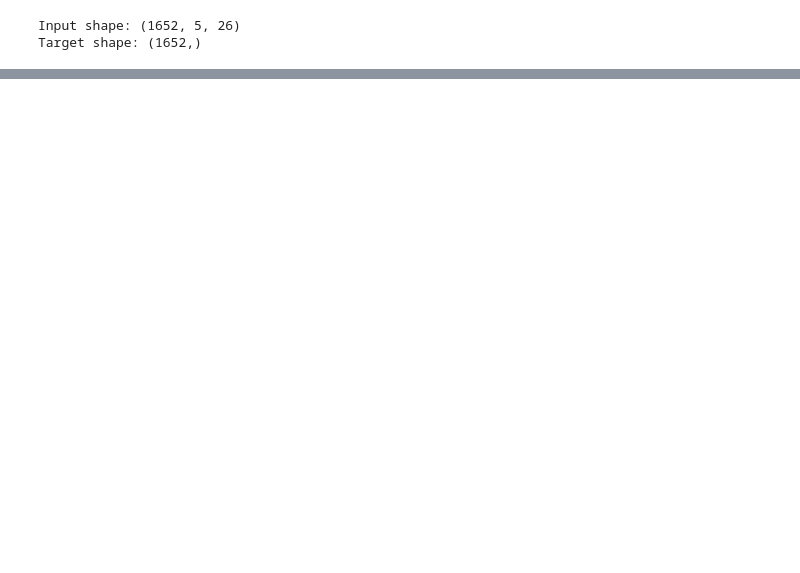
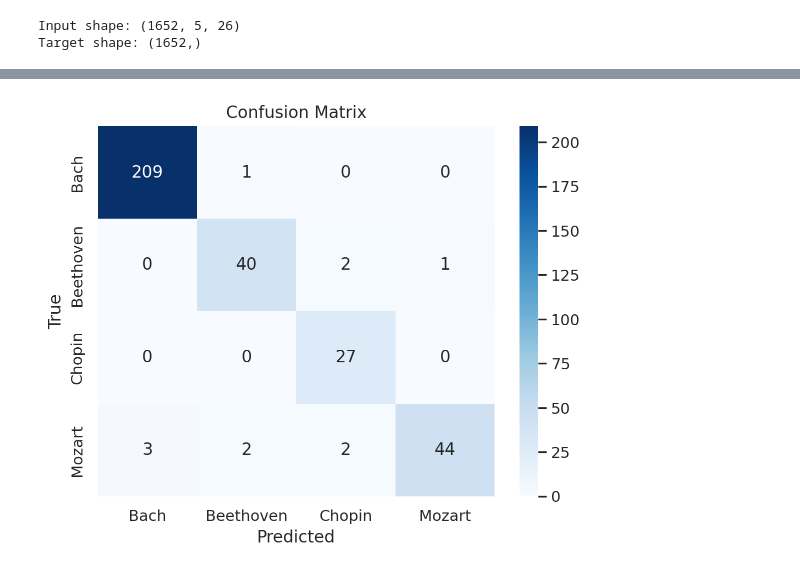
Before and after one commit to santa-dask/Music_Maestro_AI, a Jupyter notebook: AAI_511_IN2_Music_Maestro_AI-Project_new.ipynb, the cells around one changed output, grey strips where cells are left out. Cells and saved outputs as stored; diff of their text form; code cells hidden in the pictures; blank space fills up the shorter version.

```diff
--- a/AAI_511_IN2_Music_Maestro_AI-Project_new.ipynb
+++ b/AAI_511_IN2_Music_Maestro_AI-Project_new.ipynb
@@ -614,0 +724,8 @@ plt.show()
+# %%
+y_pred = lstm_opt_model.predict(X_val)
+
+# Convert to class labels
+y_pred_classes = y_pred.argmax(axis=1)
+
+# Classification Report
+print(classification_report(y_val, y_pred_classes, target_names=label_encoder.classes_))
@@ -614,0 +744,10 @@ plt.show()
+# %%
+# Confusion matrix
+cm = confusion_matrix(y_val, y_pred_classes)
+sns.heatmap(cm, annot=True, fmt='d', cmap='Blues', xticklabels=label_encoder.classes_, yticklabels=label_encoder.classes_)
+plt.xlabel('Predicted')
+plt.ylabel('True')
+plt.title('Confusion Matrix')
+plt.show()
+# %% [output]
+[figure, added]
```
Also changed, not shown: parts of 24 cells of this notebook.
